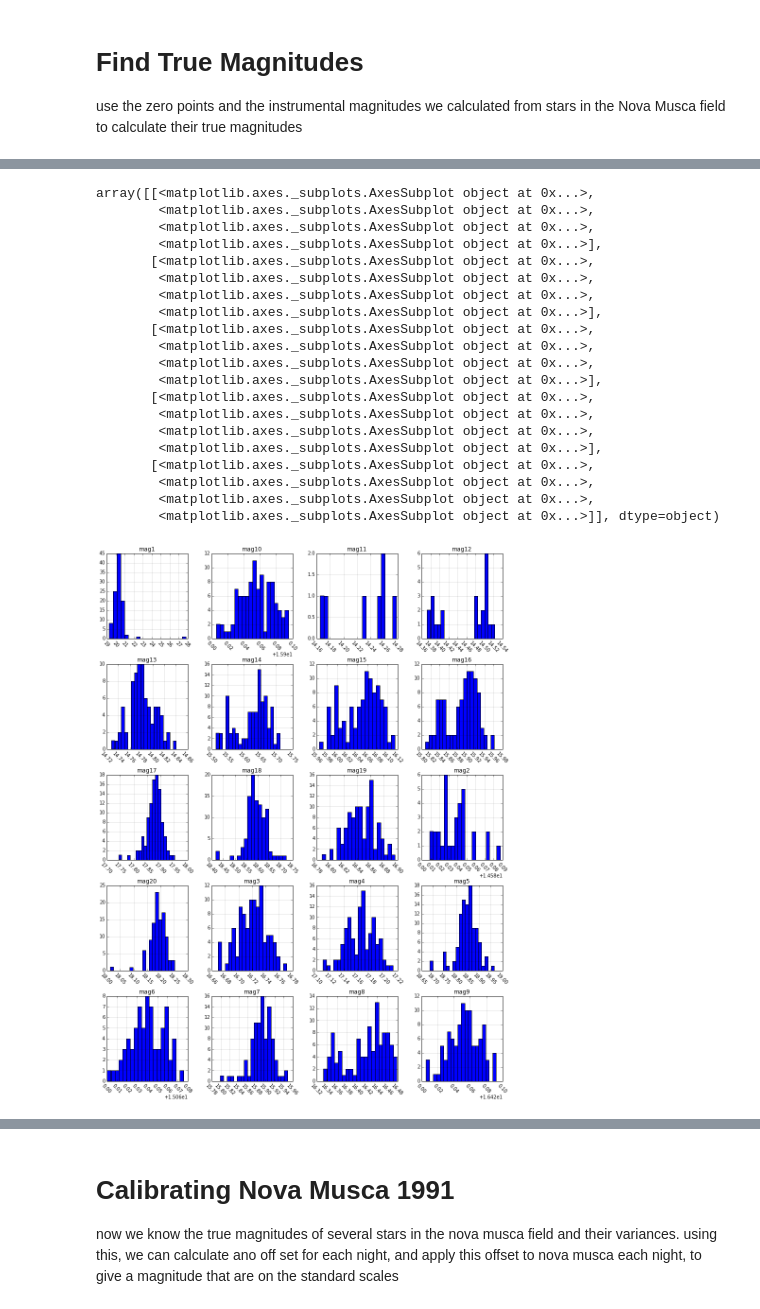
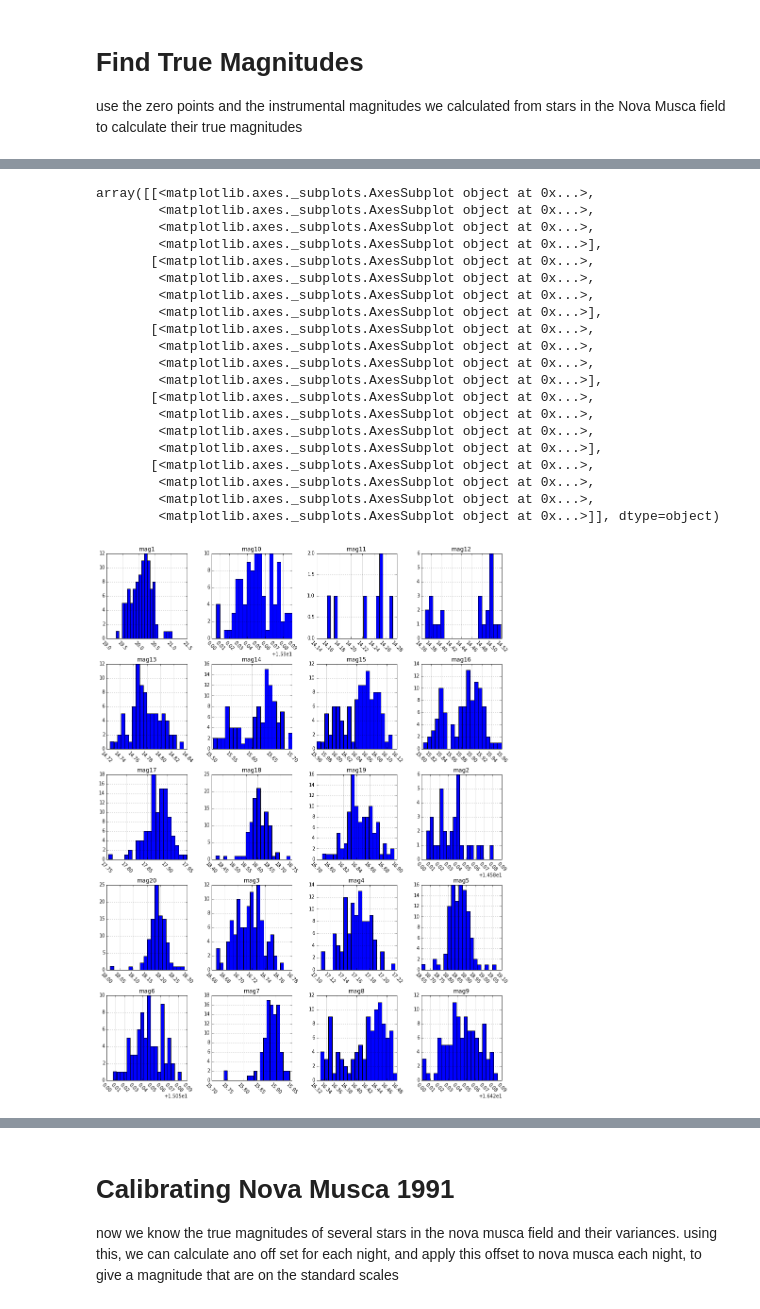
Before and after one commit to ih64/NovaMusca, a Jupyter notebook: NovaMuscaCalibration.v3.ipynb, the cells around one changed output, grey strips where cells are left out. Saved outputs shown, nothing was run; the diff lists cells and outputs as text; code cells hidden in the pictures.

```diff
--- a/NovaMuscaCalibration.v3.ipynb
+++ b/NovaMuscaCalibration.v3.ipynb
@@ -449,29 +450,29 @@ photCalV.drop([0,1,2,63,70,71]).drop(['date','juliandate'], axis=1).describe()
 # %%
 #lets make some histograms of the calculated true magnitudes for each star
 #notice that some data points are being dropped. more on that in the cell below
-photCalV.drop([0,1,2,63,70,71]).drop(['date','juliandate'], axis=1).hist(figsize=(15,20),bins=20,xrot=-45)
+photCalV.drop([0,1,2,63,70,71,67]).drop(['date','juliandate'], axis=1).hist(figsize=(15,20),bins=20,xrot=-45)
 # %% [output]
 array([[<matplotlib.axes._subplots.AxesSubplot object at 0x...>,
         <matplotlib.axes._subplots.AxesSubplot object at 0x...>,
         <matplotlib.axes._subplots.AxesSubplot object at 0x...>,
         <matplotlib.axes._subplots.AxesSubplot object at 0x...>],
        [<matplotlib.axes._subplots.AxesSubplot object at 0x...>,
         <matplotlib.axes._subplots.AxesSubplot object at 0x...>,
         <matplotlib.axes._subplots.AxesSubplot object at 0x...>,
         <matplotlib.axes._subplots.AxesSubplot object at 0x...>],
        [<matplotlib.axes._subplots.AxesSubplot object at 0x...>,
         <matplotlib.axes._subplots.AxesSubplot object at 0x...>,
         <matplotlib.axes._subplots.AxesSubplot object at 0x...>,
         <matplotlib.axes._subplots.AxesSubplot object at 0x...>],
        [<matplotlib.axes._subplots.AxesSubplot object at 0x...>,
         <matplotlib.axes._subplots.AxesSubplot object at 0x...>,
         <matplotlib.axes._subplots.AxesSubplot object at 0x...>,
         <matplotlib.axes._subplots.AxesSubplot object at 0x...>],
        [<matplotlib.axes._subplots.AxesSubplot object at 0x...>,
         <matplotlib.axes._subplots.AxesSubplot object at 0x...>,
         <matplotlib.axes._subplots.AxesSubplot object at 0x...>,
         <matplotlib.axes._subplots.AxesSubplot object at 0x...>]], dtype=object)
-[figure, old version]
+[figure, new version]
 # %%
 #there are some points which are very unusual for the distributions. they are shown here for completness,
 #and have been dropped from the histograms and calculations above
```
Also changed, not shown: parts of 11 cells of this notebook, 11 other files.
